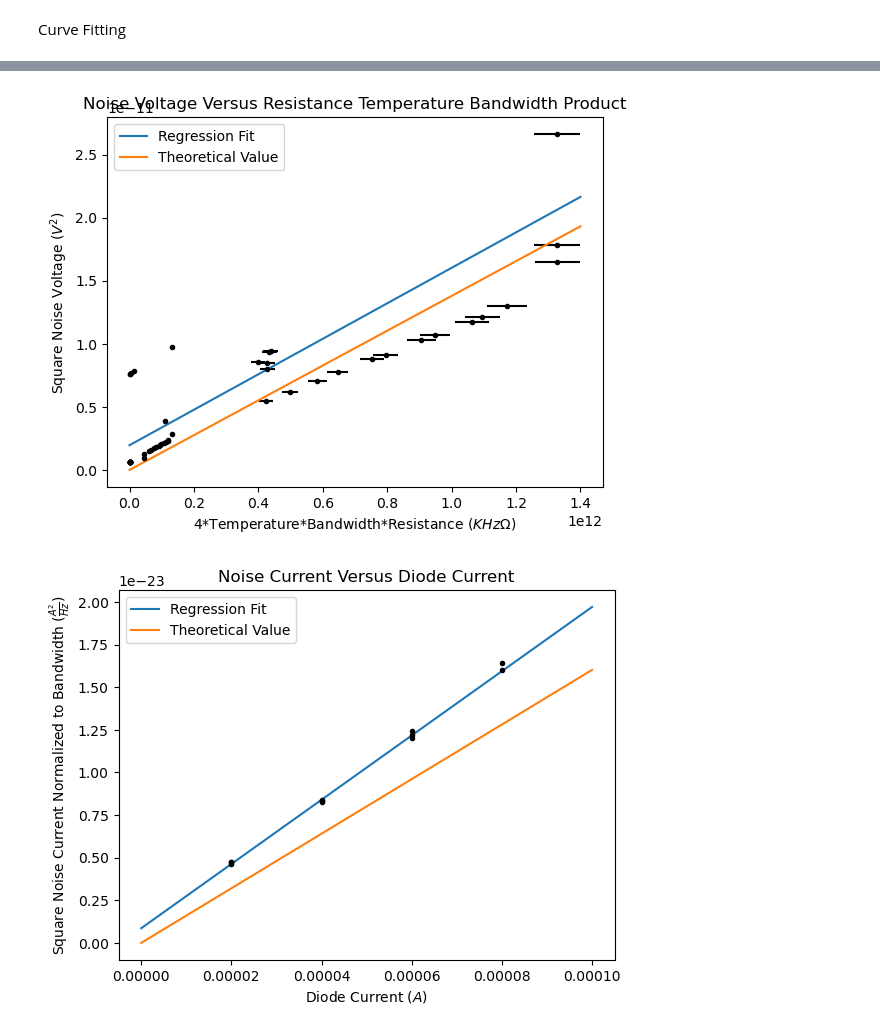
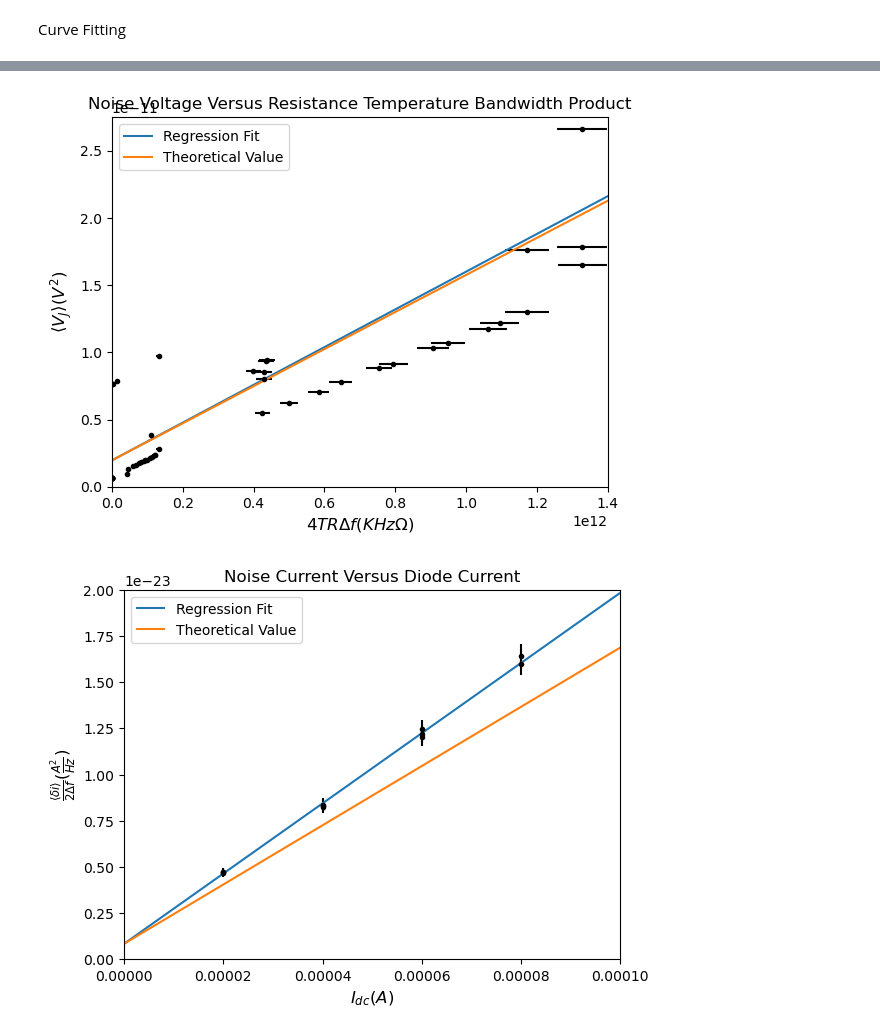
Before and after one commit to liammccall/Undergrad-Physics, a Jupyter notebook: 214Lab1.ipynb, the cells around one changed output, grey strips where cells are left out. Saved outputs shown, nothing was run; the diff lists cells and outputs as text; code cells hidden in the pictures.

```diff
--- a/214Lab1.ipynb
+++ b/214Lab1.ipynb
@@ -16,7 +16,7 @@ import sklearn.ensemble as ens
 #workedJohnson = johnsonData.drop(
 #    ['dR', 'dBandwidth', 'dVT', 'Output Standard Error', 'dProduct', 'Voltage Calc Error'], axis=1)
 workedJohnson = johnsonData
-workedshotNoise = shotNoiseData
+workedshotNoise = shotNoiseData.drop(['dVdc', 'dIdc', 'ddelF', 'dVsq', 'ddelIsq', 'ddelsq2f'], axis=1)
 # %%
 jForest = ens.IsolationForest().fit(workedJohnson)
 jresult = jForest.predict(workedJohnson)
@@ -87,28 +86,32 @@ plt.errorbar(jInliers['Product'].to_numpy(), jInliers['Voltage'].to_numpy(),
             linestyle='None', fmt='ko', markersize=3)
 xfine = np.linspace(0, 1.4E12, 10000)
 plt.plot(xfine, out.beta[0]*xfine + out.beta[1], label="Regression Fit")
-plt.plot(xfine, xfine*1.38E-23, label="Theoretical Value")
+plt.plot(xfine, xfine*1.38E-23 + out.beta[1], label="Theoretical Value")
 
 plt.title("Noise Voltage Versus Resistance Temperature Bandwidth Product")
-plt.ylabel(r"Square Noise Voltage ($V^2$)")
-plt.xlabel(r"4*Temperature*Bandwidth*Resistance ($KHz\Omega$)")
+plt.ylabel(r"$\langle V_J \rangle (V^2)$", size = 12)
+plt.xlabel(r"$4TR\Delta f(KHz\Omega)$", size = 12)
 plt.legend()
+plt.xlim(0, 1.4E12)
+plt.ylim(0, 2.75E-11)
 plt.show()
 # %% [output]
-[figure, old version]
+[figure, new version]
 # %%
 plt.errorbar(sInliers['Idc'].to_numpy(), sInliers['delsq2f'].to_numpy(),
                              xerr=sInliers['dIdc'].to_numpy(), yerr=sInliers['ddelsq2f'].to_numpy(),
             linestyle='None', fmt='ko', markersize=3)
-xfine = np.linspace(0, 1E-4, 10000)
+xfine = np.linspace(0, 12E-4, 10000)
 plt.plot(xfine, sout.beta[0]*xfine + sout.beta[1], label="Regression Fit")
-plt.plot(xfine, xfine*1.602E-19, label="Theoretical Value")
+plt.plot(xfine, xfine*1.602E-19 + sout.beta[1], label="Theoretical Value")
 
 
 plt.title("Noise Current Versus Diode Current")
-plt.ylabel(r"Square Noise Current Normalized to Bandwidth ($\frac{A^2}{Hz}$)")
-plt.xlabel(r"Diode Current ($A$)")
+plt.ylabel(r"$\frac{\langle \delta i \rangle}{2\Delta f}(\frac{A^2}{Hz})$", size = 12)
+plt.xlabel(r"$I_{dc} (A)$", size = 12)
 plt.legend()
+plt.xlim(0, 0.00010)
+plt.ylim(0, 2E-23)
 plt.show()
 # %% [output]
-[figure, old version]
+[figure, new version]
```
Also changed, not shown: parts of 4 cells of this notebook.
